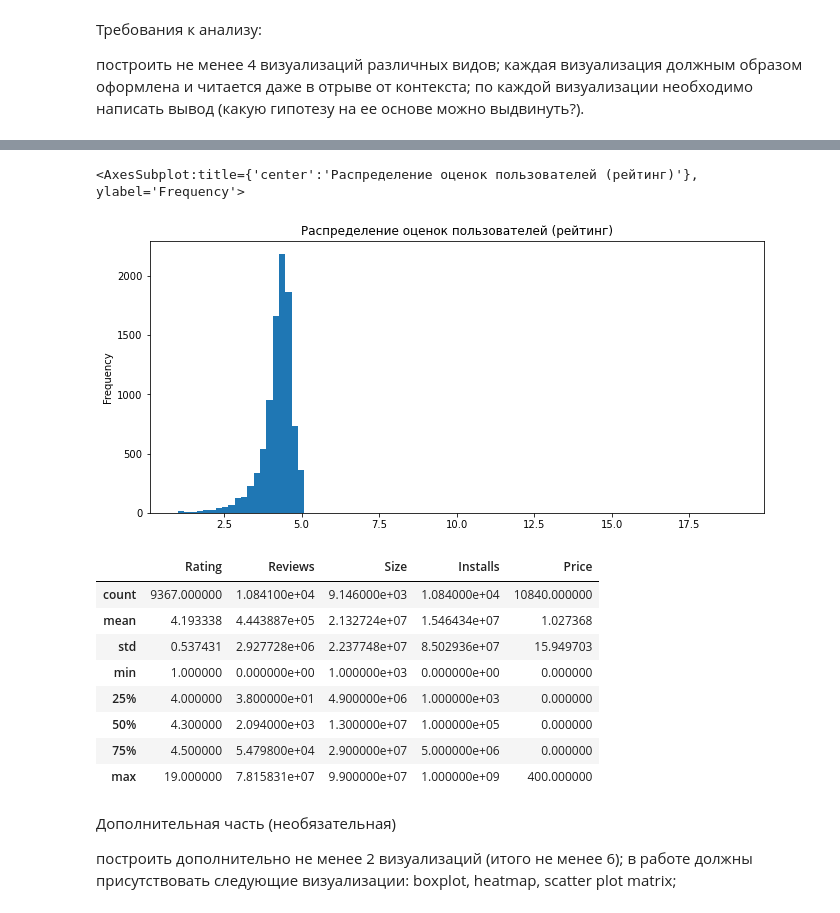
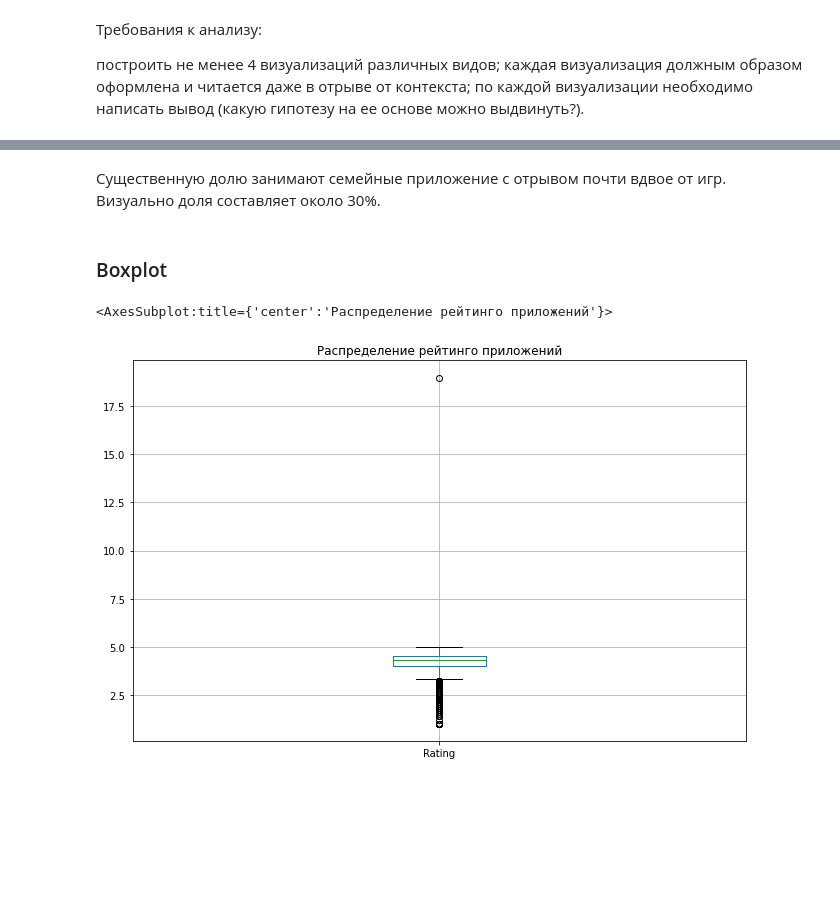
Before and after one commit to Chibis34/DZ_Gordeev, a Jupyter notebook: DZ16_Gordeev_Visual data.ipynb, the cells around one changed output, grey strips where cells are left out. Drawn from its saved outputs; the diff is of its cells as text; code cells hidden in the pictures; blank space fills up the shorter version.

```diff
--- a/DZ16_Gordeev_Visual data.ipynb
+++ b/DZ16_Gordeev_Visual data.ipynb
@@ -15,7 +17,7 @@ import re
 # %%
 #увеличим дефолтный размер графиков
 from pylab import rcParams
-rcParams['figure.figsize'] = 11,5
+rcParams['figure.figsize'] = 11,7
 # %%
 df = pd.read_csv('/Users/sergejgordeev/Desktop/ОБУЧЕНИЕ/2. Phyton/15. Визуализация данных/googleplaystore.csv')
 # %%
@@ -133,23 +136,10 @@ Category_inst
+# %% [markdown]
+Существенную долю занимают семейные приложение с отрывом почти вдвое от игр. Визуально доля составляет около 30%.
+# %% [markdown]
+### Boxplot
 # %%
-df['Rating'].plot(kind='hist',
-                   title='Распределение оценок пользователей (рейтинг)', bins=88)
+df['Rating'].plot(kind='box',
+                   title='Распределение рейтинго приложений', grid=True)
 # %% [output]
-<AxesSubplot:title={'center':'Распределение оценок пользователей (рейтинг)'}, ylabel='Frequency'>
+<AxesSubplot:title={'center':'Распределение рейтинго приложений'}>
-[figure, old version]
+[figure, new version]
-# %%
-df.describe()
-# %% [output]
-|  | Rating | Reviews | Size | Installs | Price |
-| count | 9367.000000 | 1.084100e+04 | 9.146000e+03 | 1.084000e+04 | 10840.000000 |
-| mean | 4.193338 | 4.443887e+05 | 2.132724e+07 | 1.546434e+07 | 1.027368 |
-| std | 0.537431 | 2.927728e+06 | 2.237748e+07 | 8.502936e+07 | 15.949703 |
-| min | 1.000000 | 0.000000e+00 | 1.000000e+03 | 0.000000e+00 | 0.000000 |
-| 25% | 4.000000 | 3.800000e+01 | 4.900000e+06 | 1.000000e+03 | 0.000000 |
-| 50% | 4.300000 | 2.094000e+03 | 1.300000e+07 | 1.000000e+05 | 0.000000 |
-| 75% | 4.500000 | 5.479800e+04 | 2.900000e+07 | 5.000000e+06 | 0.000000 |
-| max | 19.000000 | 7.815831e+07 | 9.900000e+07 | 1.000000e+09 | 400.000000 |
-# %% [markdown]
-Дополнительная часть (необязательная)
-
-построить дополнительно не менее 2 визуализаций (итого не менее 6);
-в работе должны присутствовать следующие визуализации: boxplot, heatmap, scatter plot matrix;
```
Also changed, not shown: parts of 19 cells of this notebook.
